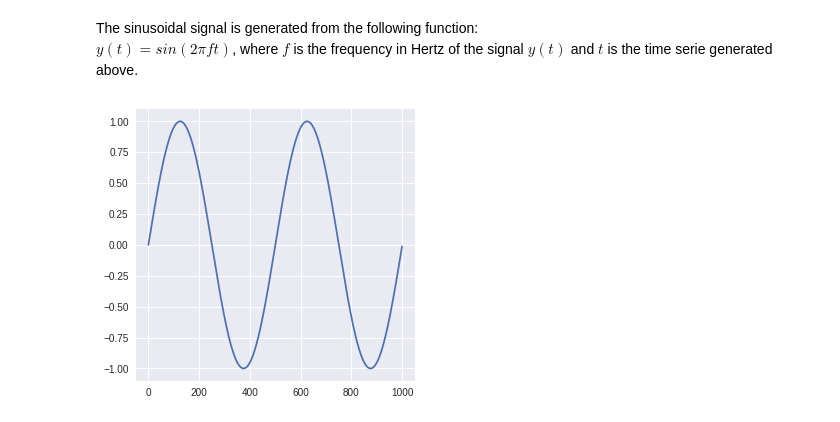
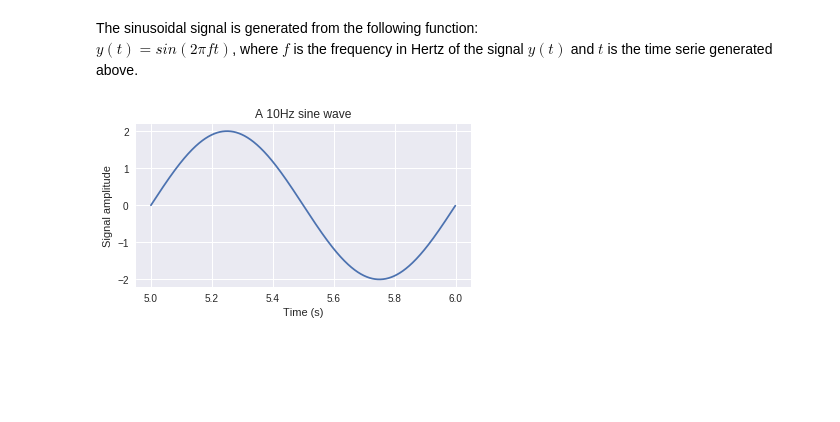
Before and after one commit to tbnsilveira/STFT_analysis, a Jupyter notebook: STFT_sinusoidal_signal.ipynb, the cells around one changed output. Cells and saved outputs as stored; diff of their text form; code cells hidden in the pictures; blank space fills up the shorter version.

```diff
--- a/STFT_sinusoidal_signal.ipynb
+++ b/STFT_sinusoidal_signal.ipynb
@@ -32,16 +32,27 @@ def genSignal(freq, amp, timeSerie):
         amp = signal amplitude (float);
         timeSerie = the linear time serie accordingly to the sample rate.'''
     signal = amp*np.sin(freq*2*np.pi*timeSerie)
-    ## Transforms the numpy array in a Pandas Series:
-    signal = pd.Series(signal)
     return signal
 
-def plotSignal(series):
-    fig, axes = plt.subplots(1,1, figsize=(5,5))
-    series.plot.line()
-    plt.ylim(series.min()+series.min()*0.1, series.max()+series.max()*0.1)
+def plotSignal(signal, timeSerie, freq, figsize=(6,3)):
+    '''Besides designed to plot a sinus wave, can plot any time domain signal, where:
+        signal = numpy array for the signal (it also works for Pandas.Series);
+        timeSerie = the linear time serie x-axis accordingly to the sample rate;
+        freq = the frequency in Hertz, which appears only on the plot title;
+        figsize = the plot size, set as (6,3) by default.'''
+    #The line above can be adjusted for more than one signal plot.
+    fig, axes = plt.subplots(1,1, figsize=figsize)
+    plt.plot(timeSerie, signal)
+    #Adjust the ylim to go 10% above and below from the signal amplitudes
+    axes.set_ylim(signal.min()+signal.min()*0.1, signal.max()+signal.max()*0.1)
+    axes.grid(True)
+    axes.set_ylabel('Signal amplitude')
+    axes.set_xlabel('Time (s)')
+    axes.set_title('A {0}Hz sine wave'.format(freq))
     return
-# %%
-plotSignal(sign1)
-# %% [output]
-[figure, removed]
+# %%
+## Generating a sinus wave with 1H
+sign1 = genSignal(1, 2, t)
+plotSignal(sign1, t, 10)
+# %% [output]
+[figure, added]
```
Also changed, not shown: parts of 2 cells of this notebook.
